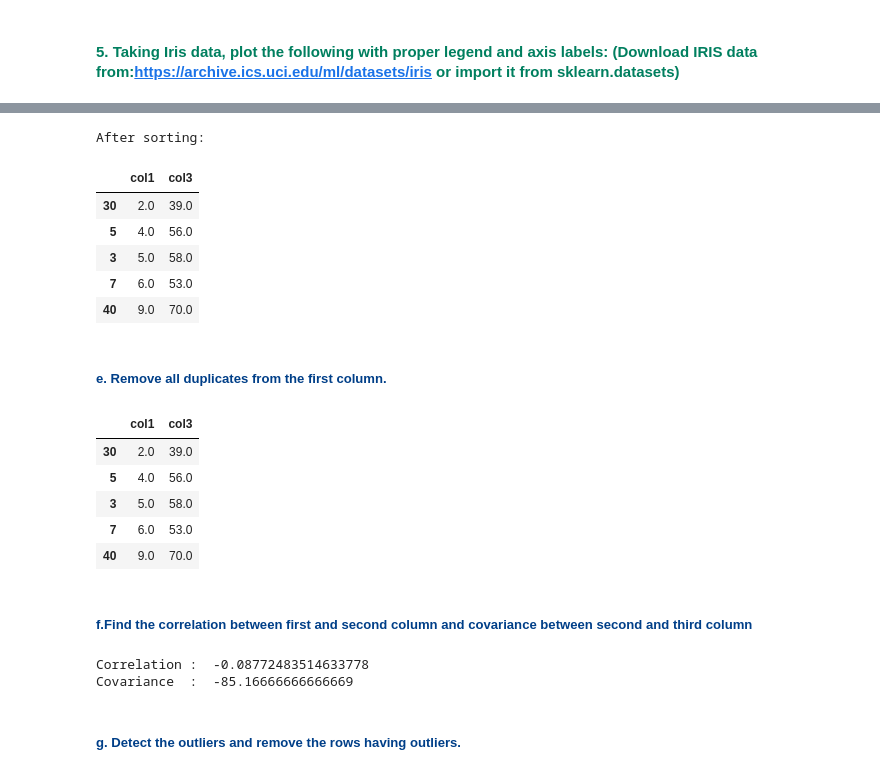
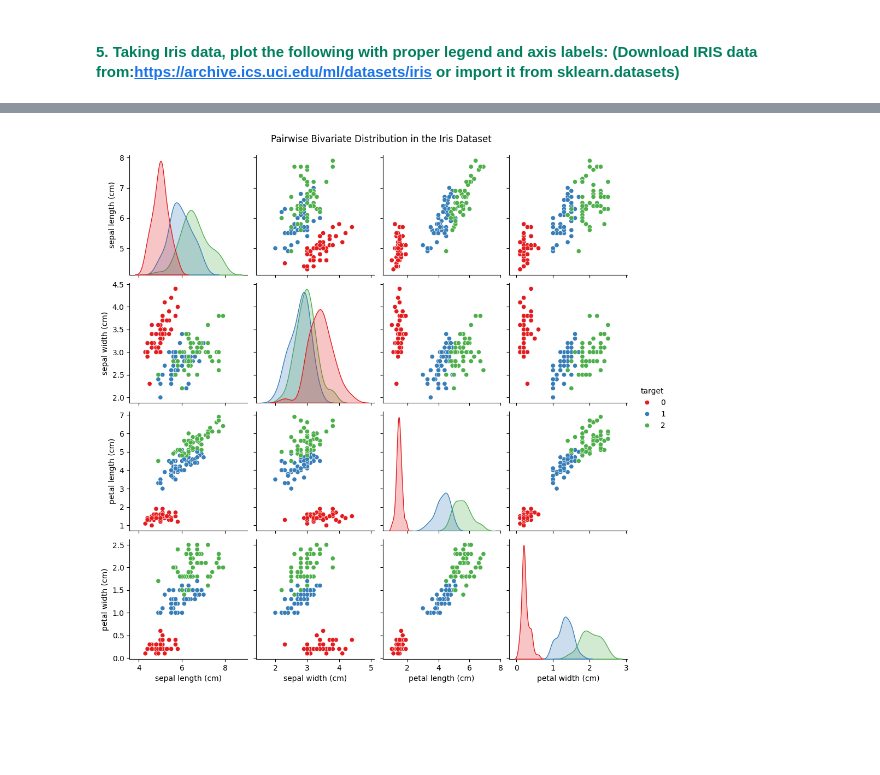
Before and after one commit to Rohit-2163/Dav, a Jupyter notebook: 5_Assingment.ipynb, the cells around one changed output, grey strips where cells are left out. Saved outputs shown, nothing was run; the diff lists cells and outputs as text; code cells hidden in the pictures; blank space fills up the shorter version.

```diff
--- a/5_Assingment.ipynb
+++ b/5_Assingment.ipynb
@@ -80,38 +85,7 @@ Dropped Row no :  23 having sum :  195.0
 # %%
-# Sort the dataframe on the basis of the first column
-df = df.sort_values(by=df.columns[0])
-print("After sorting:")
-df.head()
+#plotting pairwise bivariate distribution
+sns.pairplot(iris_df, hue='target', palette='Set1', diag_kind='kde')
+plt.suptitle('Pairwise Bivariate Distribution in the Iris Dataset', y=1.02)
+plt.show()
 # %% [output]
-After sorting:
-|  | col1 | col3 |
-| 30 | 2.0 | 39.0 |
-| 5 | 4.0 | 56.0 |
-| 3 | 5.0 | 58.0 |
-| 7 | 6.0 | 53.0 |
-| 40 | 9.0 | 70.0 |
+[figure, added]
-# %% [markdown]
-##### <span style="color:#003f88">e. Remove all duplicates from the first column.</span>
-# %%
-# Remove all duplicates from the first column
-df = df.drop_duplicates(subset=df.columns[0])
-df.head()
-# %% [output]
-|  | col1 | col3 |
-| 30 | 2.0 | 39.0 |
-| 5 | 4.0 | 56.0 |
-| 3 | 5.0 | 58.0 |
-| 7 | 6.0 | 53.0 |
-| 40 | 9.0 | 70.0 |
-# %% [markdown]
-##### <span style="color:#003f88">f.Find the correlation between first and second column and covariance between second and third column</span>
-# %%
-correlation = df[df.columns[0]].corr(df[df.columns[1]])
-covariance = df[df.columns[0]].cov(df[df.columns[1]])
-print("Correlation : ",correlation)
-print("Covariance  : ",covariance)
-# %% [output]
-Correlation :  -0.08772483514633778
-Covariance  :  -85.16666666666669
-# %% [markdown]
-##### <span style="color:#003f88">g. Detect the outliers and remove the rows having outliers.</span>
```
Also changed, not shown: parts of 12 cells of this notebook.
